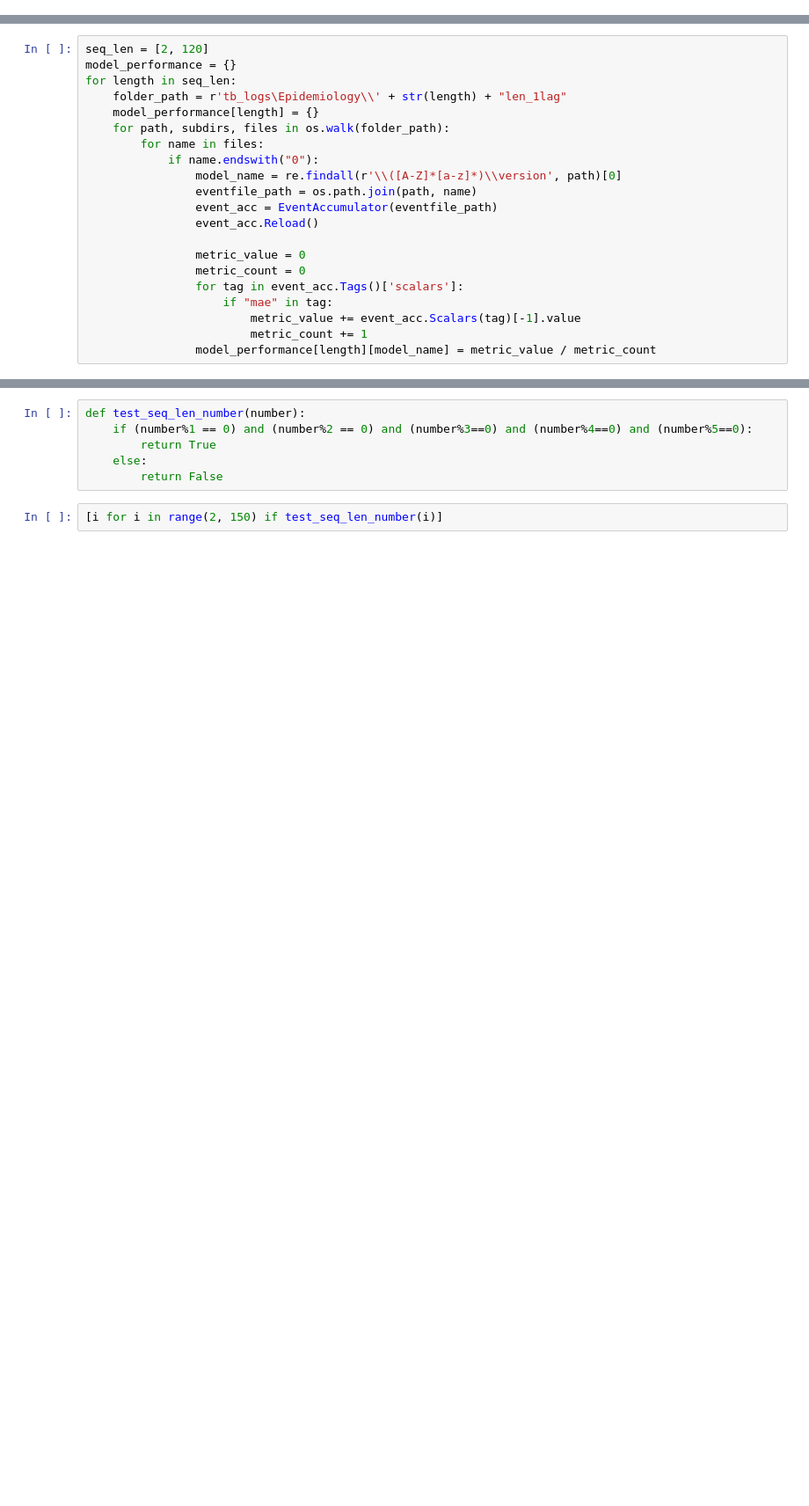
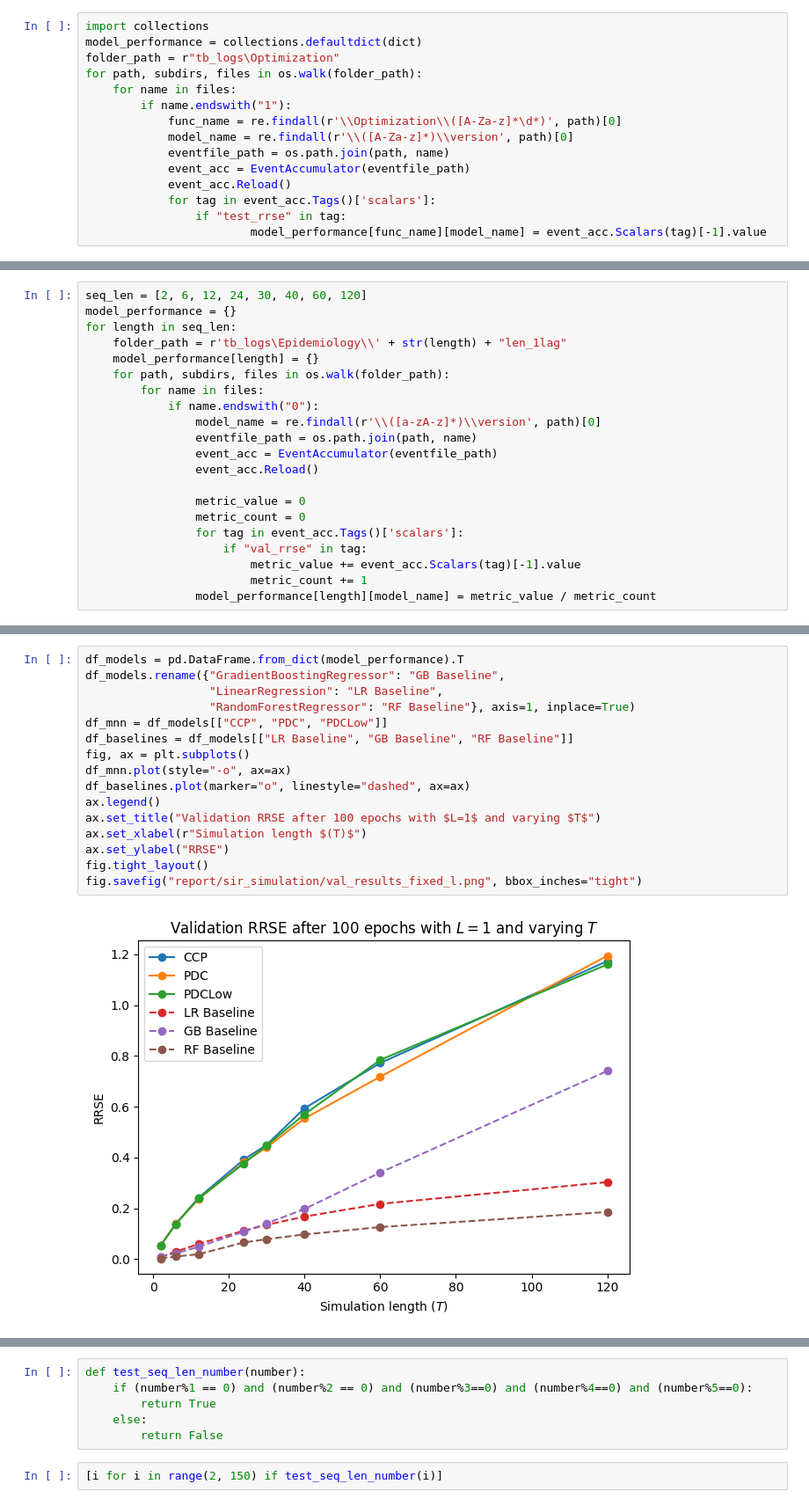
Before and after one commit to jesperhauch/polynomial_deep_learning, a Jupyter notebook: result_calculation.ipynb, the cells around one changed output, grey strips where cells are left out. Shown at 88% size. Drawn from its saved outputs; the diff is of its cells as text; blank space fills up the shorter version.

Commit message:
final before folder cleanup

```diff
--- a/result_calculation.ipynb
+++ b/result_calculation.ipynb
@@ -89,0 +126,15 @@ fig.savefig("report\\FFNN_a2_training", bbox_inches="tight")
+# %%
+import collections
+model_performance = collections.defaultdict(dict)
+folder_path = r"tb_logs\Optimization"
+for path, subdirs, files in os.walk(folder_path):
+    for name in files:
+        if name.endswith("1"):
+            func_name = re.findall(r'\\Optimization\\([A-Za-z]*\d*)', path)[0]
+            model_name = re.findall(r'\\([A-Za-z]*)\\version', path)[0]
+            eventfile_path = os.path.join(path, name)
+            event_acc = EventAccumulator(eventfile_path)
+            event_acc.Reload()
+            for tag in event_acc.Tags()['scalars']:
+                if "test_rrse" in tag:
+                        model_performance[func_name][model_name] = event_acc.Scalars(tag)[-1].value
@@ -90,5 +157,5 @@ fig.savefig("report\\FFNN_a2_training", bbox_inches="tight")
 # %%
-seq_len = [2, 120]
+seq_len = [2, 6, 12, 24, 30, 40, 60, 120]
 model_performance = {}
 for length in seq_len:
     folder_path = r'tb_logs\Epidemiology\\' + str(length) + "len_1lag"
@@ -96,7 +163,7 @@ for length in seq_len:
     for path, subdirs, files in os.walk(folder_path):
         for name in files:
             if name.endswith("0"):
-                model_name = re.findall(r'\\([A-Z]*[a-z]*)\\version', path)[0]
+                model_name = re.findall(r'\\([a-zA-z]*)\\version', path)[0]
                 eventfile_path = os.path.join(path, name)
                 event_acc = EventAccumulator(eventfile_path)
                 event_acc.Reload()
@@ -104,7 +171,7 @@ for length in seq_len:
                 metric_value = 0
                 metric_count = 0
                 for tag in event_acc.Tags()['scalars']:
-                    if "mae" in tag:
+                    if "val_rrse" in tag:
                         metric_value += event_acc.Scalars(tag)[-1].value
                         metric_count += 1
                 model_performance[length][model_name] = metric_value / metric_count
@@ -130 +178,19 @@ Text(0, 0.5, 'MAE')
+# %%
+df_models = pd.DataFrame.from_dict(model_performance).T
+df_models.rename({"GradientBoostingRegressor": "GB Baseline",
+                  "LinearRegression": "LR Baseline",
+                  "RandomForestRegressor": "RF Baseline"}, axis=1, inplace=True)
+df_mnn = df_models[["CCP", "PDC", "PDCLow"]]
+df_baselines = df_models[["LR Baseline", "GB Baseline", "RF Baseline"]]
+fig, ax = plt.subplots()
+df_mnn.plot(style="-o", ax=ax)
+df_baselines.plot(marker="o", linestyle="dashed", ax=ax)
+ax.legend()
+ax.set_title("Validation RRSE after 100 epochs with $L=1$ and varying $T$")
+ax.set_xlabel(r"Simulation length $(T)$")
+ax.set_ylabel("RRSE")
+fig.tight_layout()
+fig.savefig("report/sir_simulation/val_results_fixed_l.png", bbox_inches="tight")
+# %% [output]
+[figure, added]
 # %%
```
Also changed, not shown: parts of 15 cells of this notebook, 12 other files.
